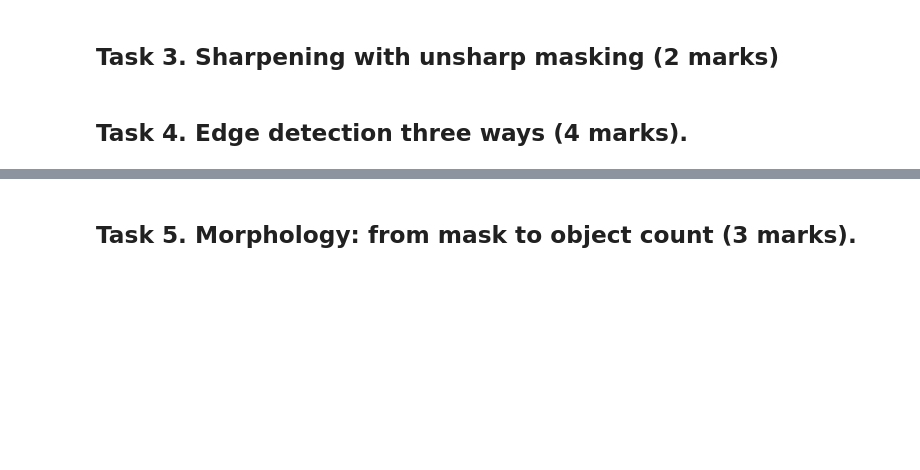
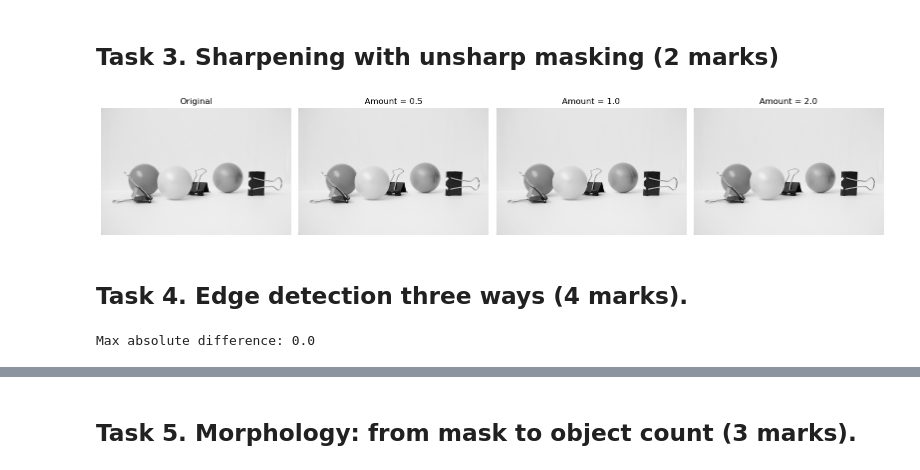
Before and after one commit to kcbesa/cv_practical_work, a Jupyter notebook: Practical_1.ipynb, the cells around one changed output, grey strips where cells are left out. Saved outputs shown, nothing was run; the diff lists cells and outputs as text; code cells hidden in the pictures; blank space fills up the shorter version.

```diff
--- a/Practical_1.ipynb
+++ b/Practical_1.ipynb
@@ -231,5 +232,69 @@ From the PSNR results:
 * For salt‑and‑pepper noise, the median filter performed best. Salt‑and‑pepper noise introduces extreme outliers by forcing pixels to black or white, and averaging filters such as box or Gaussian include those outliers in their calculations, which reduces their effectiveness. The median filter, by contrast, replaces each pixel with the median value of its neighbourhood, which naturally discards those extreme values. This makes it far more effective at restoring images corrupted by impulsive noise.
 # %% [markdown]
 ## Task 3. Sharpening with unsharp masking (2 marks)
+# %%
+###########################################
+# FUNCTION FOR UNSHARP MASKING
+###########################################
+def unsharp_mask(original, blurred, amount):
+    sharpened = original + amount * (original - blurred)
+    return np.clip(sharpened, 0, 255).astype(np.uint8)
+# %%
+# Load grayscale image
+img = gray_image.copy()
+
+# Convert to float for safe arithmetic
+img_float = img.astype(np.float32)
+
+# Blur the image (Gaussian blur works well)
+blurred = cv2.GaussianBlur(img_float, (5, 5), 0)
+
+# Difference image (edge emphasis)
+#difference = img_float - blurred
+
+# Apply with different amounts
+sharpened_05 = unsharp_mask(img_float, blurred, 0.5)
+sharpened_10 = unsharp_mask(img_float, blurred, 1.0)
+sharpened_20 = unsharp_mask(img_float, blurred, 2.0)
+
+# Display results
+fig, axes = plt.subplots(1, 4, figsize=(16, 5))
+axes[0].imshow(img, cmap='gray'); axes[0].set_title("Original"); axes[0].axis("off")
+axes[1].imshow(sharpened_05, cmap='gray'); axes[1].set_title("Amount = 0.5"); axes[1].axis("off")
+axes[2].imshow(sharpened_10, cmap='gray'); axes[2].set_title("Amount = 1.0"); axes[2].axis("off")
+axes[3].imshow(sharpened_20, cmap='gray'); axes[3].set_title("Amount = 2.0"); axes[3].axis("off")
+#axes[1].imshow(difference, cmap='gray'); axes[1].set_title("Difference (Edges)"); axes[1].axis("off")
+plt.tight_layout()
+plt.show()
+# %% [output]
+[figure, added]
 # %% [markdown]
 ## Task 4. Edge detection three ways (4 marks).
+# %%
+########################################################
+# SOBEL - 2D CONVOLUTION IN NUMPY
+#########################################################
+# Load grayscale image
+sob_gray_img = cv2.imread("images/spots.jpg", cv2.IMREAD_GRAYSCALE).astype(np.float32)
+
+# Sobel kernels
+sobel_x = np.array([[-1,0,1],[-2,0,2],[-1,0,1]], dtype=np.float32)
+sobel_y = np.array([[-1,-2,-1],[0,0,0],[1,2,1]], dtype=np.float32)
+
+# Convolution (vectorised using cv2.filter2D)
+gx = cv2.filter2D(sob_gray_img, -1, sobel_x)
+gy = cv2.filter2D(sob_gray_img, -1, sobel_y)
+
+# Gradient magnitude
+grad_mag = np.sqrt(gx**2 + gy**2)
+
+# Verify against cv2.Sobel
+gx_cv = cv2.Sobel(sob_gray_img, cv2.CV_32F, 1, 0, ksize=3)
+gy_cv = cv2.Sobel(sob_gray_img, cv2.CV_32F, 0, 1, ksize=3)
+grad_mag_cv = np.sqrt(gx_cv**2 + gy_cv**2)
+
+# Report maximum absolute difference
+max_diff = np.max(np.abs(grad_mag - grad_mag_cv))
+print("Max absolute difference:", max_diff)
+# %% [output]
+Max absolute difference: 0.0
```
Also changed, not shown: parts of 7 cells of this notebook, 1 other file.
